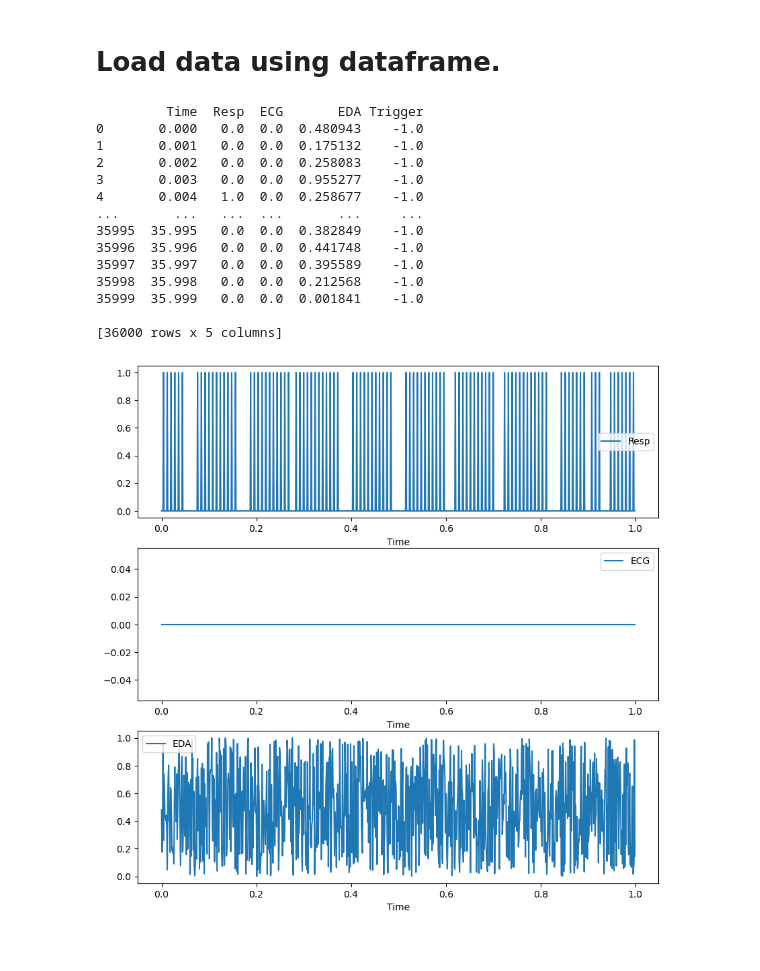
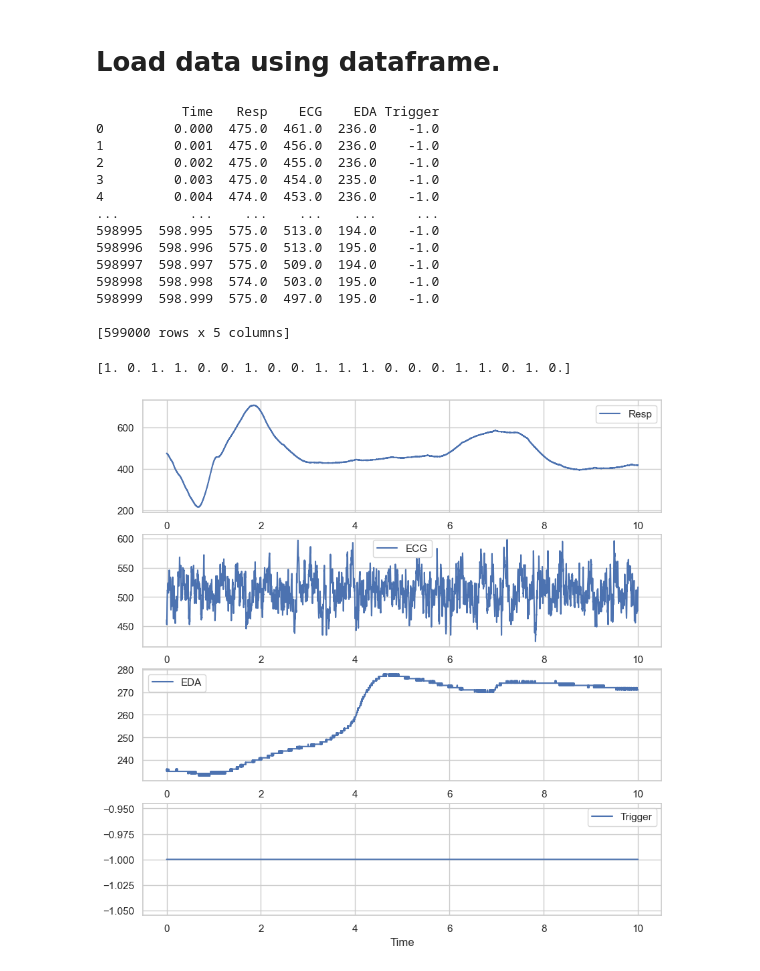
Before and after one commit to Daniel-Agostinho/Universidade_Verao_24, a Jupyter notebook: visualization.ipynb, the cells around one changed output. Drawn from its saved outputs; the diff is of its cells as text; code cells hidden in the pictures.

```diff
--- a/visualization.ipynb
+++ b/visualization.ipynb
@@ -12,50 +12,70 @@ import os
 # %%
 # Load data in file Data/Session_3.csv into a pandas dataframe
 
-
 # Load data from file
-data = pd.read_csv(os.path.join('Data','Session_3.csv'))
-
-# fill column 'EDA' with random values with the same length as the data
-data['EDA'] = np.random.rand(len(data))
-
+data = pd.read_csv(os.path.join('Data','Session_1.csv'))
 
 # Display the data
 print(data)
 # %% [output]
-         Time  Resp  ECG       EDA Trigger
-0       0.000   0.0  0.0  0.480943    -1.0
-1       0.001   0.0  0.0  0.175132    -1.0
-2       0.002   0.0  0.0  0.258083    -1.0
-3       0.003   0.0  0.0  0.955277    -1.0
-4       0.004   1.0  0.0  0.258677    -1.0
-...       ...   ...  ...       ...     ...
-35995  35.995   0.0  0.0  0.382849    -1.0
-35996  35.996   0.0  0.0  0.441748    -1.0
-35997  35.997   0.0  0.0  0.395589    -1.0
-35998  35.998   0.0  0.0  0.212568    -1.0
-35999  35.999   0.0  0.0  0.001841    -1.0
+           Time   Resp    ECG    EDA Trigger
+0         0.000  475.0  461.0  236.0    -1.0
+1         0.001  475.0  456.0  236.0    -1.0
+2         0.002  475.0  455.0  236.0    -1.0
+3         0.003  475.0  454.0  235.0    -1.0
+4         0.004  474.0  453.0  236.0    -1.0
+...         ...    ...    ...    ...     ...
+598995  598.995  575.0  513.0  194.0    -1.0
+598996  598.996  575.0  513.0  195.0    -1.0
+598997  598.997  575.0  509.0  194.0    -1.0
+598998  598.998  574.0  503.0  195.0    -1.0
+598999  598.999  575.0  497.0  195.0    -1.0
 
-[36000 rows x 5 columns]
+[599000 rows x 5 columns]
-# %%
-# set trigger to 1 for each 10 seconds
-data['Trigger'] = 0
-data.loc[data.index % 3600 == 0, 'Trigger'] = 1
+# %%
+# change value in position i in Trigger column to -1.0 if the value in  sample i-1 was 'p', '0', or '1'
+
+
+
+# Create a list of the indexes of the rows that need to be changed
+indexes_to_change = []
+for i in range(1, len(data)):
+    if data.loc[i-1, 'Trigger'] in ['p', '0', '1']:
+        indexes_to_change.append(i)
+
+# Change the values in the Trigger column
+data.loc[indexes_to_change, 'Trigger'] = '-1.0'
+
+# change p in Trigger column to 9.0
+data.loc[data['Trigger'] == 'p', 'Trigger'] = '-1.0'
+
+
+# Convert the values in the Trigger column to float
+data['Trigger'] = data['Trigger'].astype(float)
+
+# get trigger values above -1
+trigger_values = data[data['Trigger'] > -1.0]['Trigger']
+
+print(trigger_values.values)
+# %% [output]
+[1. 0. 1. 1. 0. 0. 1. 0. 0. 1. 1. 1. 0. 0. 0. 1. 1. 0. 1. 0.]
 # %%
 # plot the data, x-axis is the first column, subplots for the second, third and fourth column
 
 # figure with 3 subplots only show 10 seconds of data
-fig, axs = plt.subplots(3, 1, figsize=(10, 10))
+fig, axs = plt.subplots(4, 1, figsize=(10, 10))
 
 # plot the data
-data.iloc[:1000].plot(x='Time', y='Resp', ax=axs[0])
-data.iloc[:1000].plot(x='Time', y='ECG', ax=axs[1])
-data.iloc[:1000].plot(x='Time', y='EDA', ax=axs[2])
+data.iloc[:10000].plot(x='Time', y='Resp', ax=axs[0])
+data.iloc[:10000].plot(x='Time', y='ECG', ax=axs[1])
+data.iloc[:10000].plot(x='Time', y='EDA', ax=axs[2])
+
+data.iloc[:10000].plot(x='Time', y='Trigger', ax=axs[3])
 
 # show the plot
 plt.show()
 # %% [output]
-[figure, old version]
+[figure, new version]
 # %%
 # segment data using column trigger
 # find the indices where the trigger is 1
```
Also changed, not shown: parts of 8 cells of this notebook.
